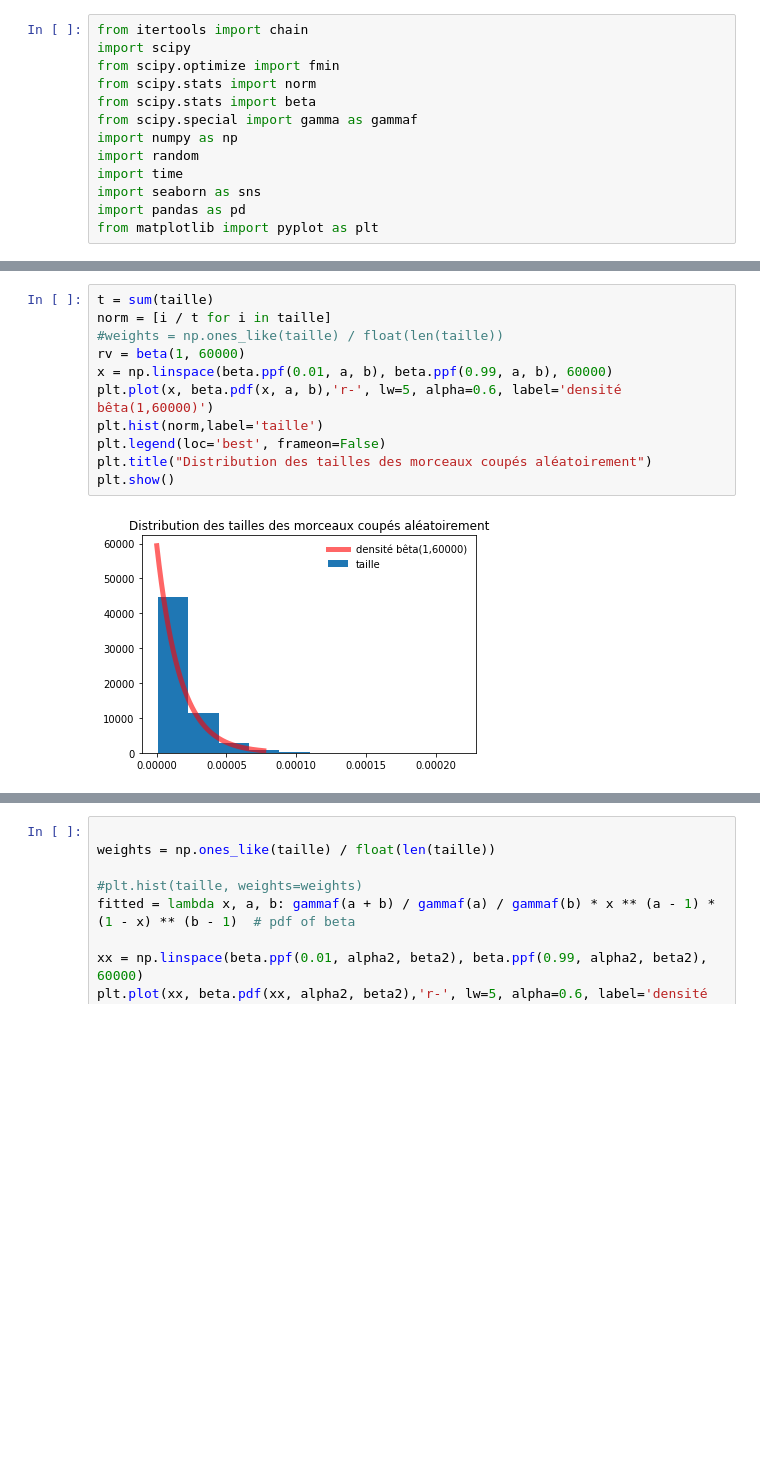
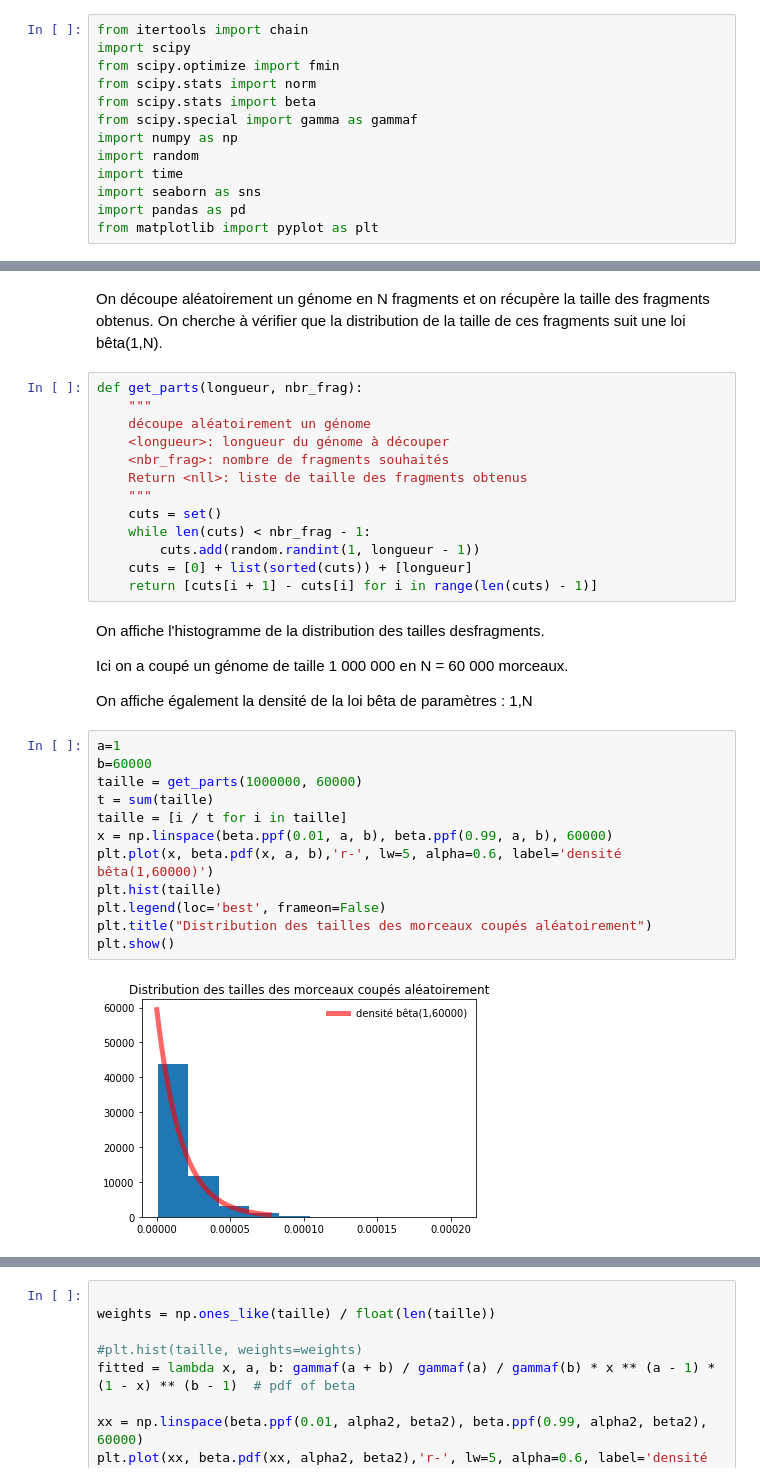
Before and after one commit to aminaghoul/reads_seq, a Jupyter notebook: generer_normale.ipynb, the cells around one changed output, grey strips where cells are left out. Saved outputs shown, nothing was run; the diff lists cells and outputs as text; blank space fills up the shorter version.

```diff
--- a/generer_normale.ipynb
+++ b/generer_normale.ipynb
@@ -89,13 +14,36 @@ plt.show()
+# %% [markdown]
+On découpe aléatoirement un génome en N fragments et on récupère la taille des fragments obtenus.
+On cherche à vérifier que la distribution de la taille de ces fragments suit une loi bêta(1,N).
+# %%
+def get_parts(longueur, nbr_frag):
+    """
+    découpe aléatoirement un génome
+    <longueur>: longueur du génome à découper
+    <nbr_frag>: nombre de fragments souhaités
+    Return <nll>: liste de taille des fragments obtenus
+    """
+    cuts = set()
+    while len(cuts) < nbr_frag - 1:
+        cuts.add(random.randint(1, longueur - 1))
+    cuts = [0] + list(sorted(cuts)) + [longueur]
+    return [cuts[i + 1] - cuts[i] for i in range(len(cuts) - 1)]
+# %% [markdown]
+On affiche l'histogramme de la distribution des tailles desfragments.
+
+Ici on a coupé un génome de taille 1 000 000 en N = 60 000 morceaux.
+
+On affiche également la densité de la loi bêta de paramètres : 1,N
 # %%
+a=1
+b=60000
+taille = get_parts(1000000, 60000)
 t = sum(taille)
-norm = [i / t for i in taille]
-#weights = np.ones_like(taille) / float(len(taille))
-rv = beta(1, 60000)
+taille = [i / t for i in taille]
 x = np.linspace(beta.ppf(0.01, a, b), beta.ppf(0.99, a, b), 60000)
 plt.plot(x, beta.pdf(x, a, b),'r-', lw=5, alpha=0.6, label='densité bêta(1,60000)')
-plt.hist(norm,label='taille')
+plt.hist(taille)
 plt.legend(loc='best', frameon=False)
 plt.title("Distribution des tailles des morceaux coupés aléatoirement")
 plt.show()
 # %% [output]
-[figure, old version]
+[figure, new version]
```
Also changed, not shown: parts of 9 cells of this notebook.
